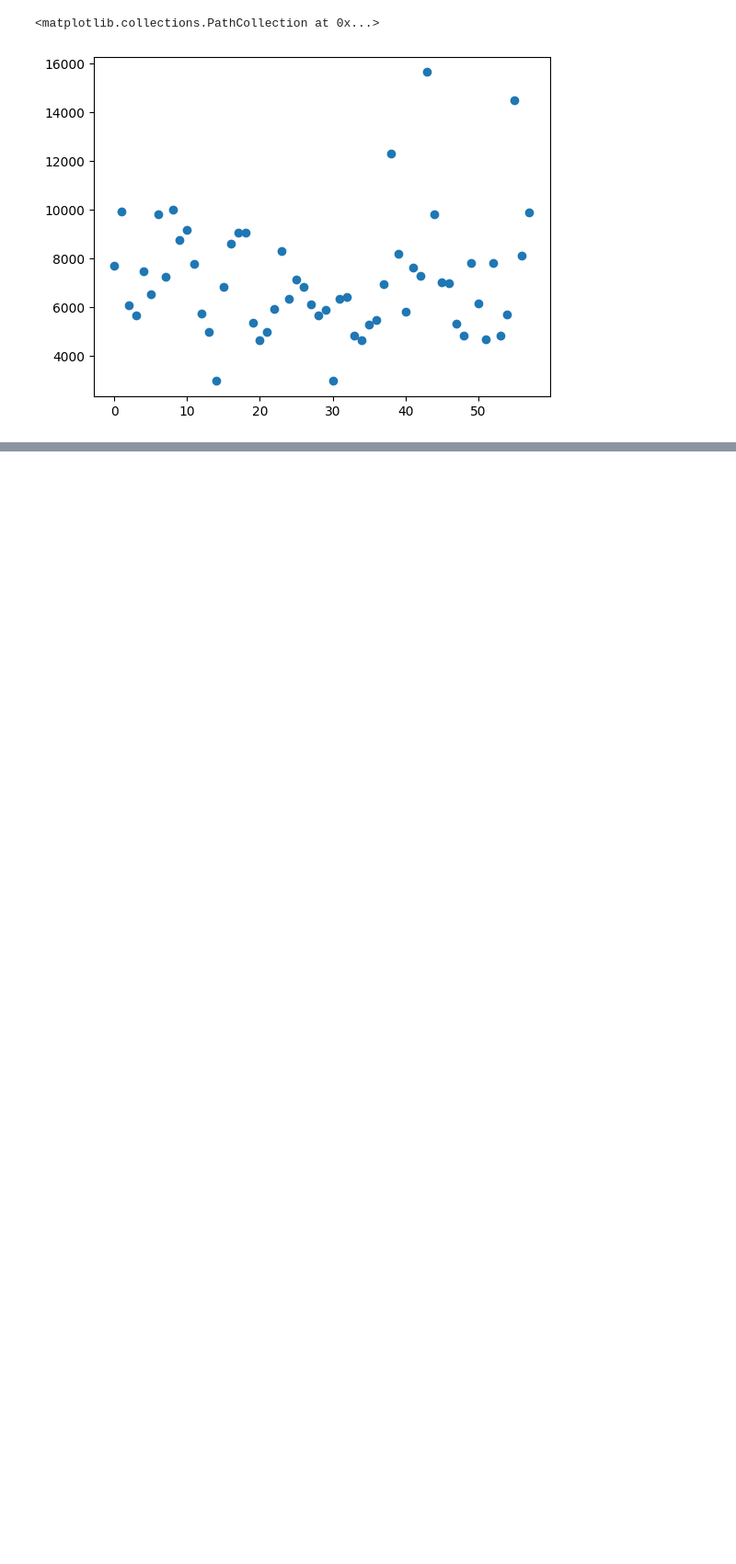
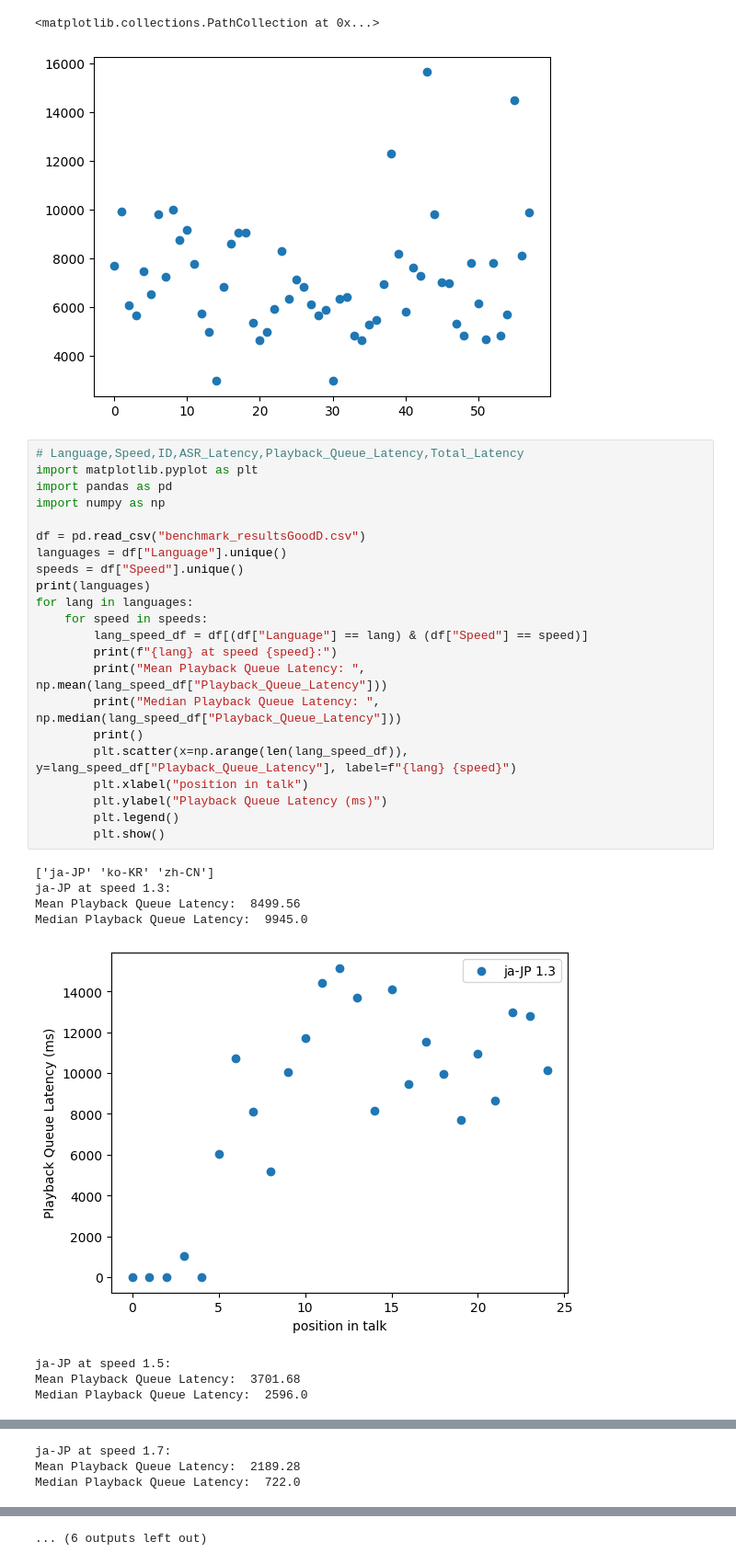
Before and after one commit to Jaren-McLaughlin/AiTranslation, a Jupyter notebook: dataSummary.ipynb, the cells around one changed output, grey strips where cells are left out. Shown at 92% size. Drawn from its saved outputs; the diff is of its cells as text; blank space fills up the shorter version.

Commit message:
Finished quality testing, the results are somewhat unexpected.

```diff
--- a/dataSummary.ipynb
+++ b/dataSummary.ipynb
@@ -87,3 +87,34 @@ plt.scatter(x, df["total_latency_ms"])
 # %% [output]
 <matplotlib.collections.PathCollection at 0x...>
 [figure]
+# %%
+# Language,Speed,ID,ASR_Latency,Playback_Queue_Latency,Total_Latency
+import matplotlib.pyplot as plt
+import pandas as pd
+import numpy as np
+
+df = pd.read_csv("benchmark_resultsGoodD.csv")
+languages = df["Language"].unique()
+speeds = df["Speed"].unique()
+print(languages)
+for lang in languages:
+    for speed in speeds:
+        lang_speed_df = df[(df["Language"] == lang) & (df["Speed"] == speed)]
+        print(f"{lang} at speed {speed}:")
+        print("Mean Playback Queue Latency: ", np.mean(lang_speed_df["Playback_Queue_Latency"]))
+        print("Median Playback Queue Latency: ", np.median(lang_speed_df["Playback_Queue_Latency"]))
+        print()
+        plt.scatter(x=np.arange(len(lang_speed_df)), y=lang_speed_df["Playback_Queue_Latency"], label=f"{lang} {speed}")
+        plt.xlabel("position in talk")
+        plt.ylabel("Playback Queue Latency (ms)")
+        plt.legend()
+        plt.show()
+# %% [output]
+['ja-JP' 'ko-KR' 'zh-CN']
+ja-JP at speed 1.3:
+Mean Playback Queue Latency:  8499.56
+Median Playback Queue Latency:  9945.0
+[figure, added]
+ja-JP at speed 1.5:
+Mean Playback Queue Latency:  3701.68
+Median Playback Queue Latency:  2596.0
@@ -89,0 +122,3 @@ plt.scatter(x, df["total_latency_ms"])
+ja-JP at speed 1.7:
+Mean Playback Queue Latency:  2189.28
+Median Playback Queue Latency:  722.0
@@ -89,0 +138 @@ plt.scatter(x, df["total_latency_ms"])
+... (6 outputs left out)
```
Also changed, not shown: parts of 1 cell of this notebook, 4 other files.
